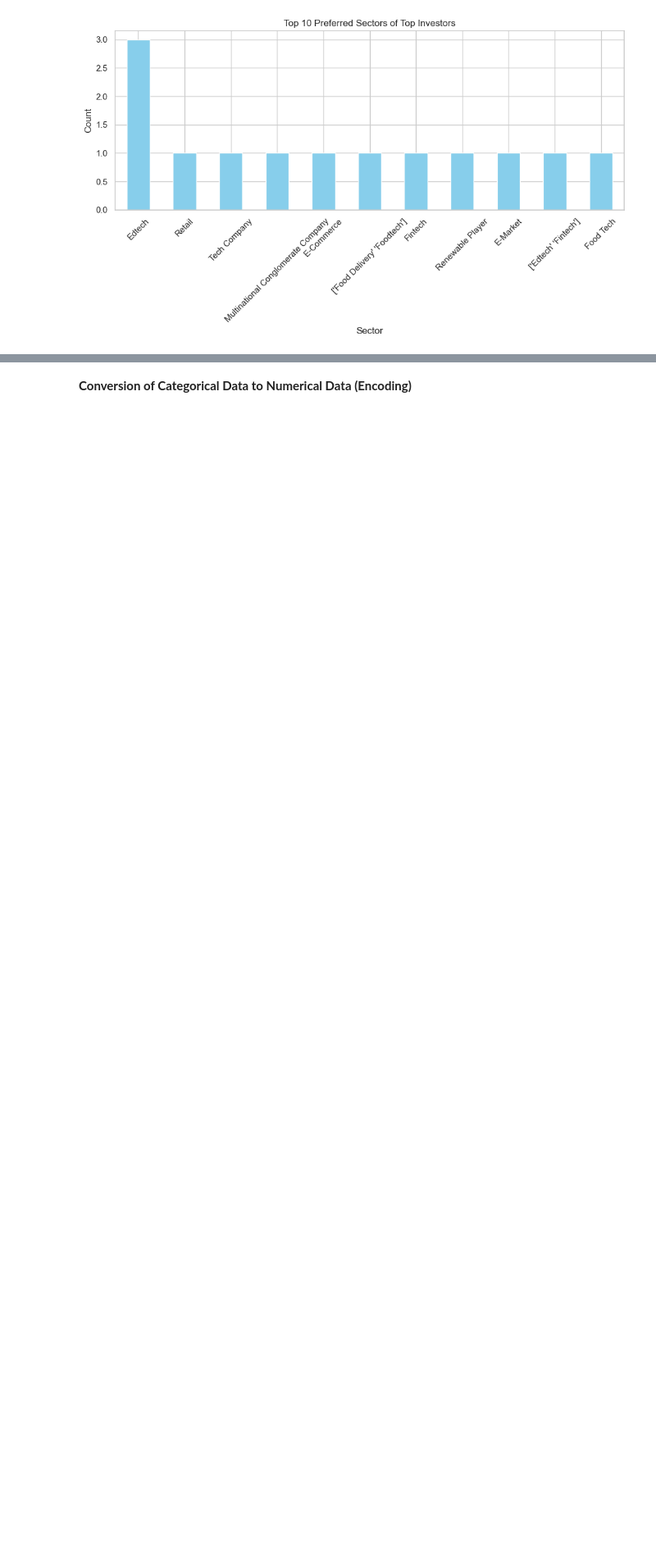
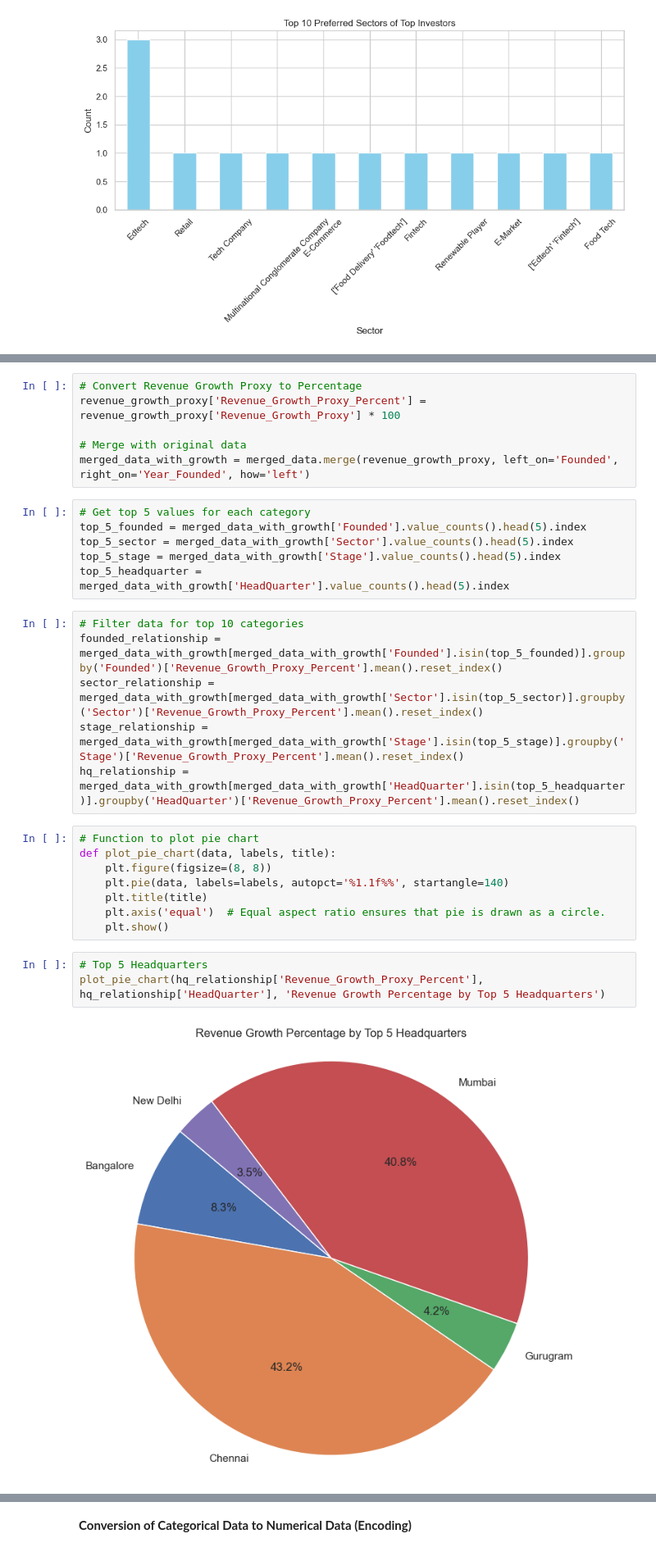
Before and after one commit to Ogoms/Analyzing-Indian-Startup-Funding-Trends-2018-2021-with-CRISP-DM, a Jupyter notebook: Notebook/Main.ipynb, the cells around one changed output, grey strips where cells are left out. Shown at 82% size. Cells and saved outputs as stored; diff of their text form; blank space fills up the shorter version.

```diff
--- a/Notebook/Main.ipynb
+++ b/Notebook/Main.ipynb
@@ -1048,0 +1024,31 @@ plt.show()
+# %%
+# Convert Revenue Growth Proxy to Percentage
+revenue_growth_proxy['Revenue_Growth_Proxy_Percent'] = revenue_growth_proxy['Revenue_Growth_Proxy'] * 100
+
+# Merge with original data
+merged_data_with_growth = merged_data.merge(revenue_growth_proxy, left_on='Founded', right_on='Year_Founded', how='left')
+# %%
+# Get top 5 values for each category
+top_5_founded = merged_data_with_growth['Founded'].value_counts().head(5).index
+top_5_sector = merged_data_with_growth['Sector'].value_counts().head(5).index
+top_5_stage = merged_data_with_growth['Stage'].value_counts().head(5).index
+top_5_headquarter = merged_data_with_growth['HeadQuarter'].value_counts().head(5).index
+# %%
+# Filter data for top 10 categories
+founded_relationship = merged_data_with_growth[merged_data_with_growth['Founded'].isin(top_5_founded)].groupby('Founded')['Revenue_Growth_Proxy_Percent'].mean().reset_index()
+sector_relationship = merged_data_with_growth[merged_data_with_growth['Sector'].isin(top_5_sector)].groupby('Sector')['Revenue_Growth_Proxy_Percent'].mean().reset_index()
+stage_relationship = merged_data_with_growth[merged_data_with_growth['Stage'].isin(top_5_stage)].groupby('Stage')['Revenue_Growth_Proxy_Percent'].mean().reset_index()
+hq_relationship = merged_data_with_growth[merged_data_with_growth['HeadQuarter'].isin(top_5_headquarter)].groupby('HeadQuarter')['Revenue_Growth_Proxy_Percent'].mean().reset_index()
+# %%
+# Function to plot pie chart
+def plot_pie_chart(data, labels, title):
+    plt.figure(figsize=(8, 8))
+    plt.pie(data, labels=labels, autopct='%1.1f%%', startangle=140)
+    plt.title(title)
+    plt.axis('equal')  # Equal aspect ratio ensures that pie is drawn as a circle.
+    plt.show()
+# %%
+# Top 5 Headquarters
+plot_pie_chart(hq_relationship['Revenue_Growth_Proxy_Percent'], hq_relationship['HeadQuarter'], 'Revenue Growth Percentage by Top 5 Headquarters')
+# %% [output]
+[figure, added]
```
Also changed, not shown: parts of 21 cells of this notebook, 1 other file.
